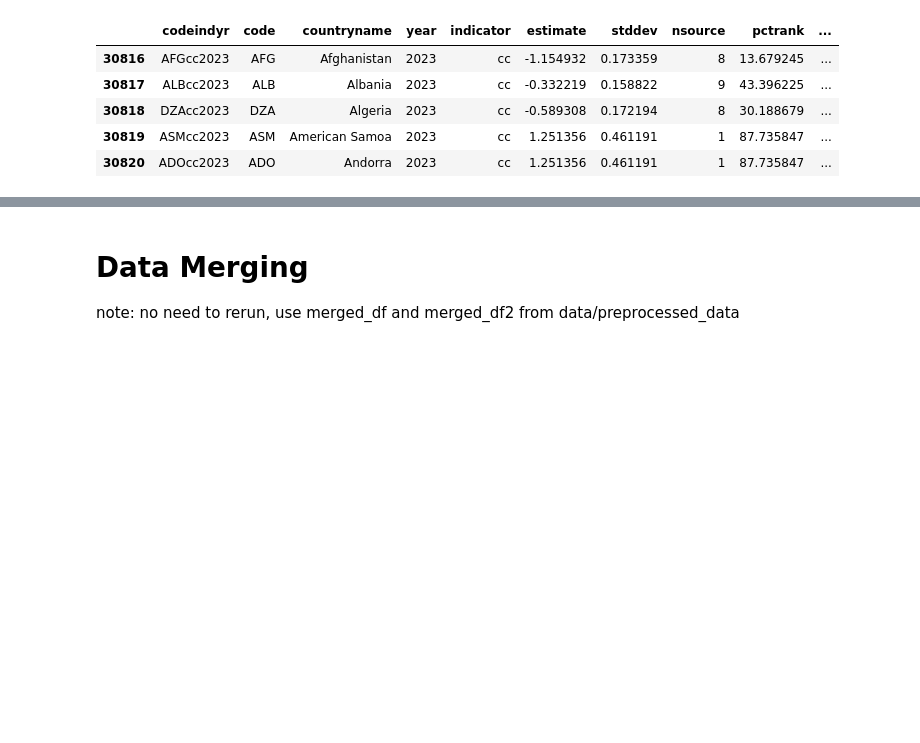
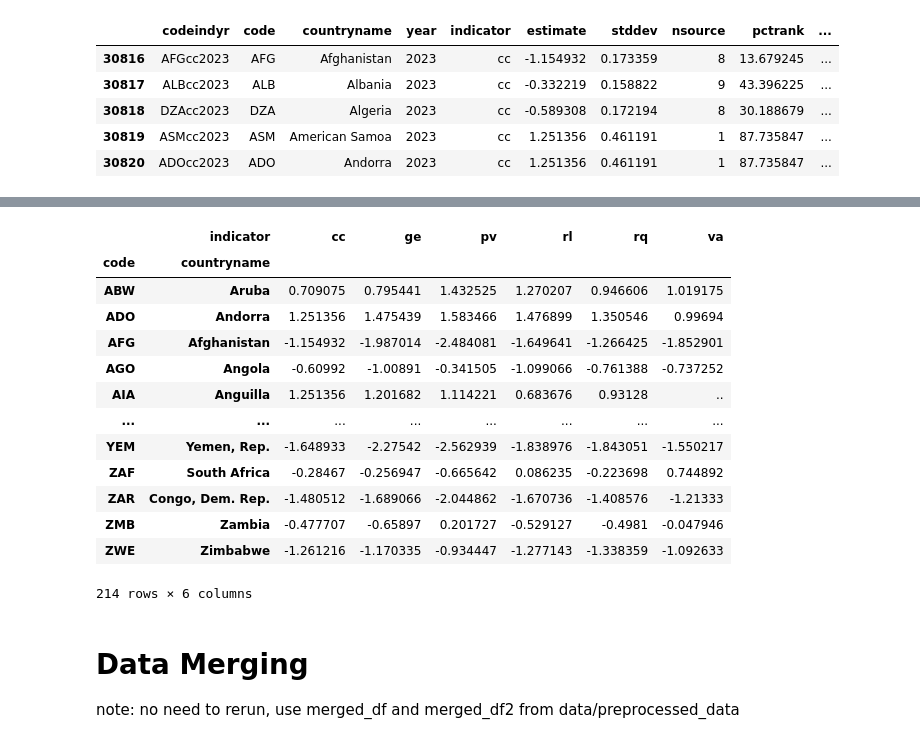
Before and after one commit to jldfernando/MELJS, a Jupyter notebook: notebooks/data cleaning and merging.ipynb, the cells around one changed output, grey strips where cells are left out. Cells and saved outputs as stored; diff of their text form; code cells hidden in the pictures; blank space fills up the shorter version.

```diff
--- a/notebooks/data cleaning and merging.ipynb
+++ b/notebooks/data cleaning and merging.ipynb
@@ -135,3 +139,21 @@ wgi_data.head()
+# %%
+wgi_df = wgi_data.pivot(index=['code','countryname'],columns='indicator', values='estimate')
+wgi_df
+# %% [output]
+|  | indicator | cc | ge | pv | rl | rq | va |
+| code | countryname |  |  |  |  |  |  |
+| ABW | Aruba | 0.709075 | 0.795441 | 1.432525 | 1.270207 | 0.946606 | 1.019175 |
+| ADO | Andorra | 1.251356 | 1.475439 | 1.583466 | 1.476899 | 1.350546 | 0.99694 |
+| AFG | Afghanistan | -1.154932 | -1.987014 | -2.484081 | -1.649641 | -1.266425 | -1.852901 |
+| AGO | Angola | -0.60992 | -1.00891 | -0.341505 | -1.099066 | -0.761388 | -0.737252 |
+| AIA | Anguilla | 1.251356 | 1.201682 | 1.114221 | 0.683676 | 0.93128 | .. |
+| ... | ... | ... | ... | ... | ... | ... | ... |
+| YEM | Yemen, Rep. | -1.648933 | -2.27542 | -2.562939 | -1.838976 | -1.843051 | -1.550217 |
+| ZAF | South Africa | -0.28467 | -0.256947 | -0.665642 | 0.086235 | -0.223698 | 0.744892 |
+| ZAR | Congo, Dem. Rep. | -1.480512 | -1.689066 | -2.044862 | -1.670736 | -1.408576 | -1.21333 |
+| ZMB | Zambia | -0.477707 | -0.65897 | 0.201727 | -0.529127 | -0.4981 | -0.047946 |
+| ZWE | Zimbabwe | -1.261216 | -1.170335 | -0.934447 | -1.277143 | -1.338359 | -1.092633 |
+214 rows × 6 columns
 # %% [markdown]
 # Data Merging
 
```
Also changed, not shown: parts of 49 cells of this notebook.
